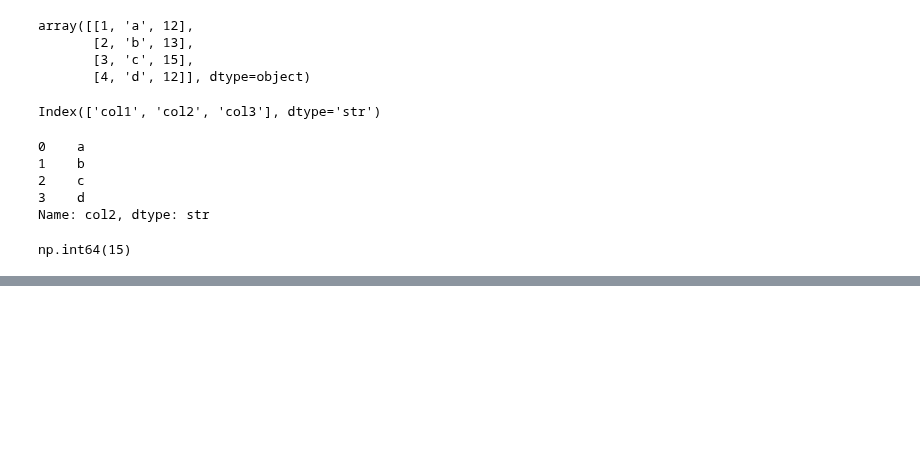
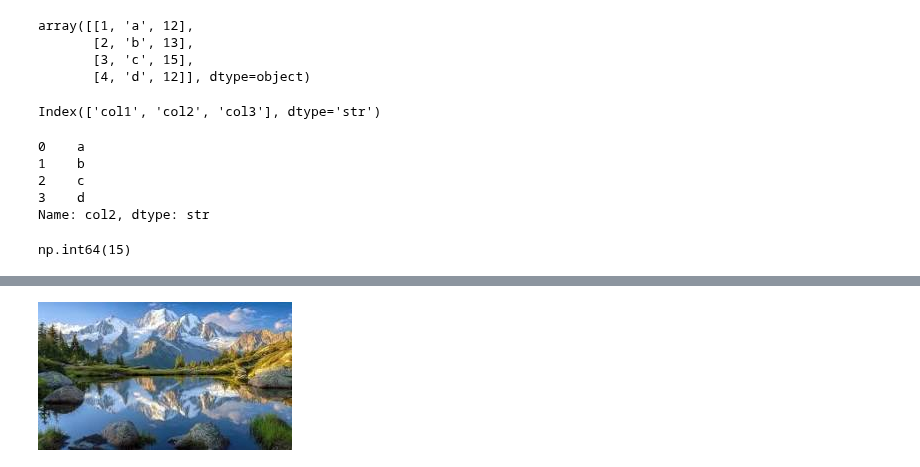
Before and after one commit to hemraj2613/Python-with-Data-Science, a Jupyter notebook: day22.ipynb, the cells around one changed output, grey strips where cells are left out. Cells and saved outputs as stored; diff of their text form; code cells hidden in the pictures; blank space fills up the shorter version.

```diff
--- a/day22.ipynb
+++ b/day22.ipynb
@@ -102,0 +212,2 @@ np.int64(15)
+# %%
+image = Image.open("download.jpg")
@@ -102,0 +216,4 @@ np.int64(15)
+# %%
+image
+# %% [output]
+[figure, added]
```
Also changed, not shown: parts of 22 cells of this notebook, 4 other files.
